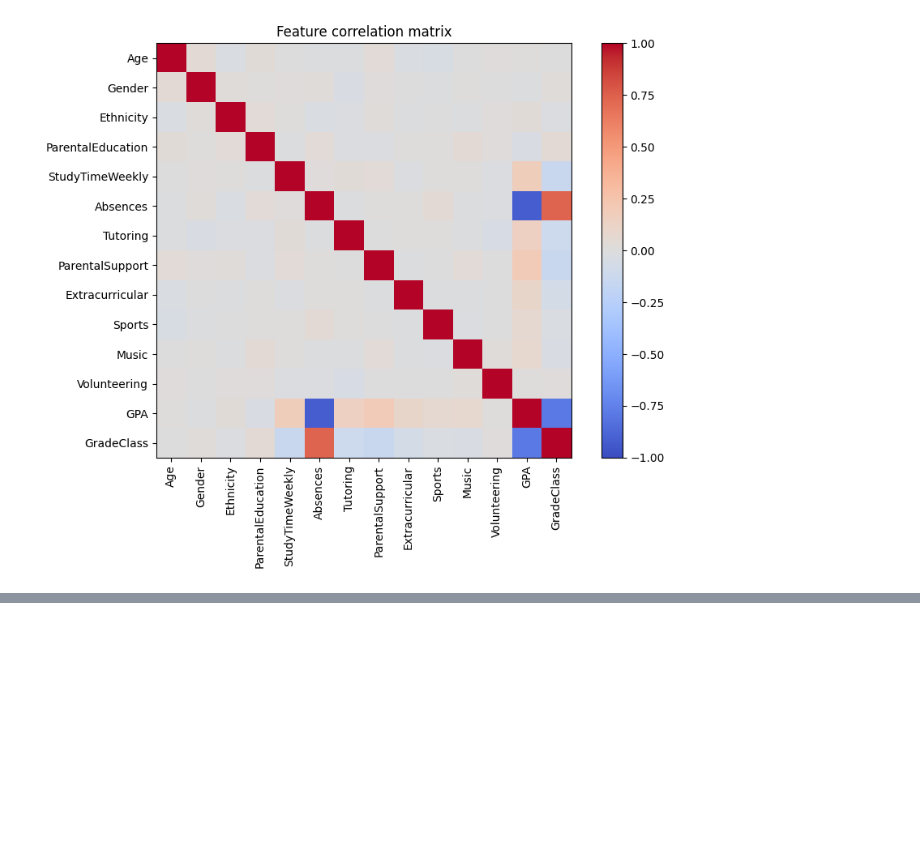
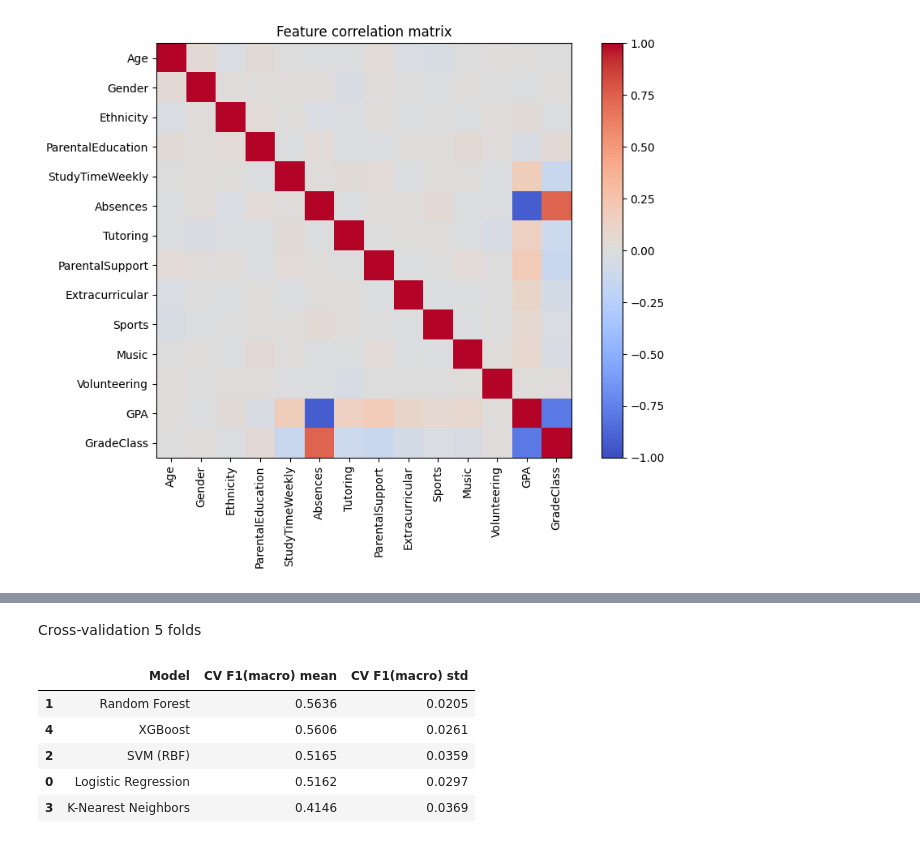
Before and after one commit to ZAWAD1/ISPDSS_Intelligent-student-performance-decision-support-system, a Jupyter notebook: notebook.ipynb, the cells around one changed output, grey strips where cells are left out. Cells and saved outputs as stored; diff of their text form; code cells hidden in the pictures; blank space fills up the shorter version.

```diff
--- a/notebook.ipynb
+++ b/notebook.ipynb
@@ -113,0 +373,26 @@ plt.show()
+# %% [markdown]
+Cross-validation 5 folds
+# %%
+X_full_scaled = StandardScaler().fit_transform(X)
+
+skf = StratifiedKFold(n_splits=5, shuffle=True, random_state=42)
+clf_cv_results = []
+
+for name, model in clf_models.items():
+    scores = cross_val_score(model, X_full_scaled, y_clf, cv=skf, scoring="f1_macro")
+    clf_cv_results.append({
+        "Model": name,
+        "CV F1(macro) mean": round(scores.mean(),4),
+        "CV F1(macro) std": round(scores.std(),4)
+    })
+
+clf_cv_df = pd.DataFrame(clf_cv_results).sort_values("CV F1(macro) mean", ascending=False)
+clf_cv_df.to_csv(f"{OUT_DIR}/classification_cv_results.csv", index=False)
+clf_cv_df
+# %% [output]
+|  | Model | CV F1(macro) mean | CV F1(macro) std |
+| 1 | Random Forest | 0.5636 | 0.0205 |
+| 4 | XGBoost | 0.5606 | 0.0261 |
+| 2 | SVM (RBF) | 0.5165 | 0.0359 |
+| 0 | Logistic Regression | 0.5162 | 0.0297 |
+| 3 | K-Nearest Neighbors | 0.4146 | 0.0369 |
```
Also changed, not shown: parts of 25 cells of this notebook.
